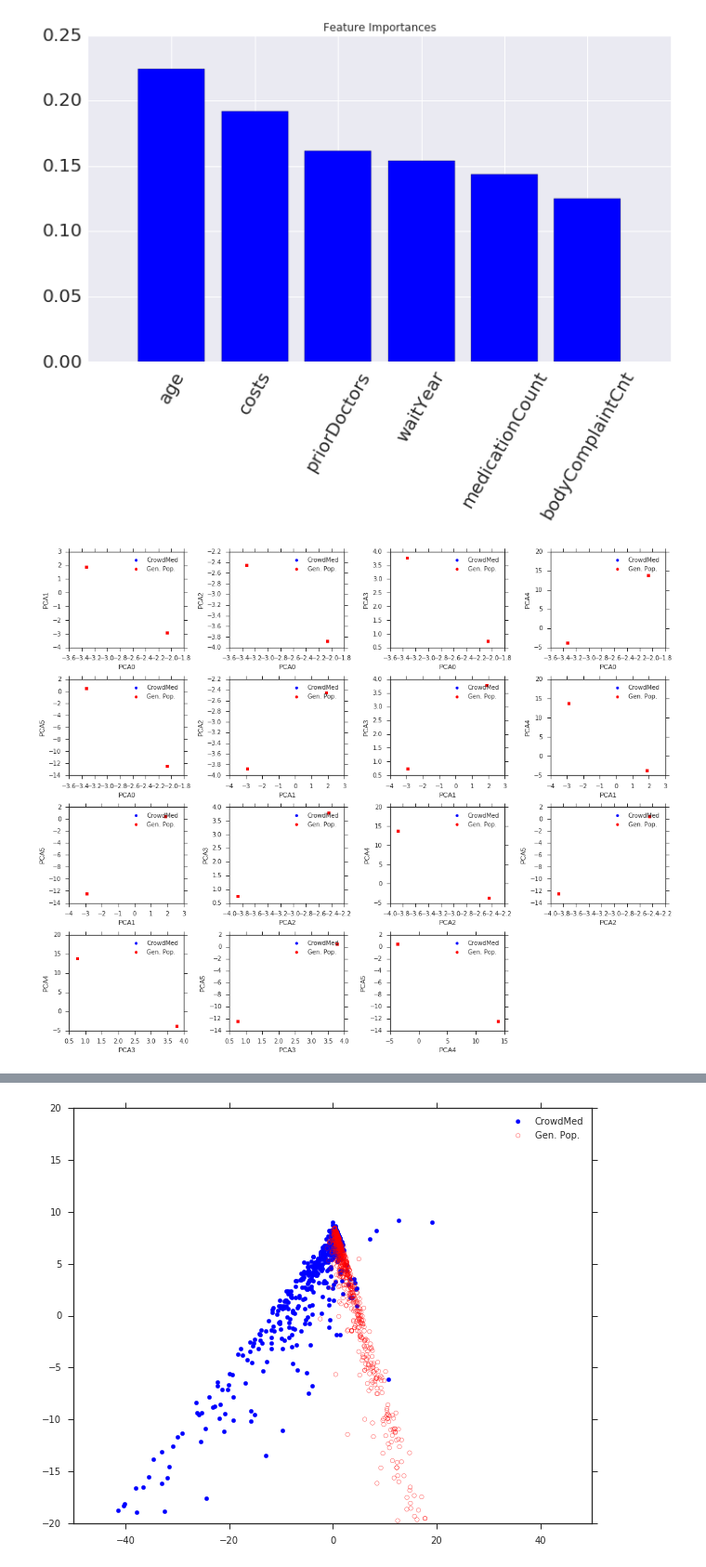
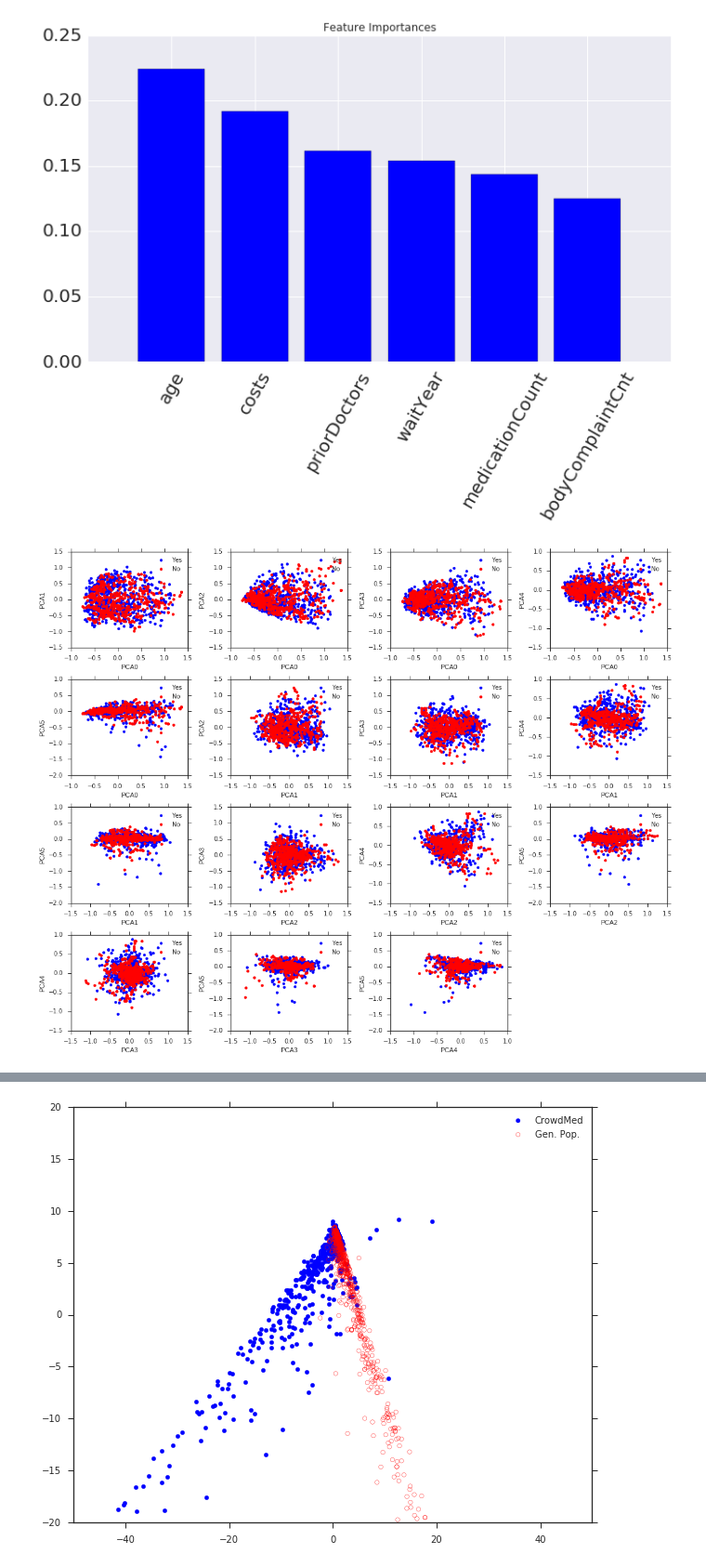
Before and after one commit to mhaytmyr/Insight, a Jupyter notebook: Week4.ipynb, the cells around one changed output, grey strips where cells are left out. Shown: that part at 93% size. Saved outputs shown, nothing was run; the diff lists cells and outputs as text; code cells hidden in the pictures.

```diff
--- a/Week4.ipynb
+++ b/Week4.ipynb
@@ -441,0 +430,22 @@ X.shape
+# %%
+fig = plt.figure(figsize=(15,12))
+fig.subplots_adjust(hspace=.5)
+components, count = range(X.shape[1]), 1
+
+for i in components:
+    for j in components:
+        if j<=i:
+            continue
+        #subplot = '35'+str(count)
+        #print(i,j,count)
+        subplot = fig.add_subplot(4,4,count)
+        subplot.scatter(X[y==1,i], X[y==1, j], color='Blue', label='CrowdMed')
+        subplot.scatter(X[y==0,i], X[y==0, j], color='Red', label='Gen. Pop.')
+        xLabel,yLabel = columns[i], columns[j]
+        subplot.set_xlabel(xLabel)
+        subplot.set_ylabel(yLabel)
+        count+=1
+        plt.legend()
+
+plt.tight_layout()
+plt.show()
@@ -471,41 +483,46 @@ from sklearn.decomposition import PCA, KernelPCA
 import seaborn as sns; sns.set(style="ticks", color_codes=True)
 from sklearn.preprocessing import StandardScaler
 from sklearn.manifold import locally_linear_embedding
+from sklearn.metrics.pairwise import chi2_kernel
 
 sc = StandardScaler()
 X_std = sc.fit_transform(X)
 
 pca = PCA(n_components=4)
 kernels = ['rbf','linear','polynomial','sigmoid']
-#kpca = KernelPCA(kernel="rbf", fit_inverse_transform=True, gamma=5, n_components=6)
-kpca = KernelPCA(kernel="polynomial", fit_inverse_transform=True, degree=2, coef0=5, gamma=3, n_components=6)
-#kpca = KernelPCA(kernel="sigmoid", fit_inverse_transform=True, coef0=0.01, n_components=6)
+#kpca = KernelPCA(kernel="rbf", fit_inverse_transform=True, gamma=3, n_components=6)
+#kpca = KernelPCA(kernel='rbf', fit_inverse_transform=True, gamma=3, n_components=6)
+#kpca = KernelPCA(kernel="polynomial", fit_inverse_transform=True, degree=2, coef0=0.1, gamma=3, n_components=6)
+kpca = KernelPCA(kernel="sigmoid", fit_inverse_transform=True, coef0=0.1, n_components=6)
 X_pca = kpca.fit_transform(X_std)
 # %%
 #X_pca = pca.fit_transform(X_std)
 #X_pca, err = locally_linear_embedding(X_std, n_neighbors=12, n_components=4)
 
 fig = plt.figure(figsize=(15,12))
 fig.subplots_adjust(hspace=.5)
 components, count = range(X_pca.shape[1]), 1
 
 for i in components:
     for j in components:
         if j<=i:
             continue
         #subplot = '35'+str(count)
         #print(i,j,count)
         subplot = fig.add_subplot(4,4,count)
-        subplot.scatter(X_pca[y==1,i], X_pca[y==1, j], color='Blue', label='CrowdMed')
-        subplot.scatter(X_pca[y==0,i], X_pca[y==0, j], color='Red', label='Gen. Pop.')
+        #subplot.scatter(X_pca[(y.values==1),i], X_pca[(y.values==1), j], color='Blue', label='Yes')
+        #subplot.scatter(X_pca[(y.values==0),i], X_pca[(y.values==0), j], color='Red', label='No')
+        subplot.scatter(X_pca[(y==1),i], X_pca[(y==1), j], color='Blue', label='Yes')
+        subplot.scatter(X_pca[(y==0),i], X_pca[(y==0), j], color='Red', label='No')
+        xLabel,yLabel = 'PCA'+str(i), 'PCA'+str(j)
         xLabel,yLabel = 'PCA'+str(i), 'PCA'+str(j)
         subplot.set_xlabel(xLabel)
         subplot.set_ylabel(yLabel)
         count+=1
         plt.legend()
 
 plt.tight_layout()
 plt.show()
 #fig.savefig('PCA.png')
 # %% [output]
-[figure, old version]
+[figure, new version]
```
Also changed, not shown: parts of 19 cells of this notebook.
